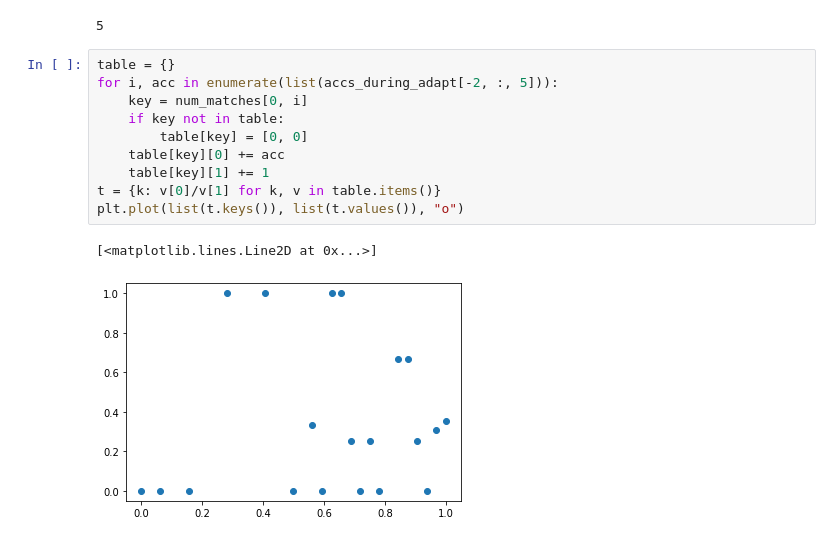
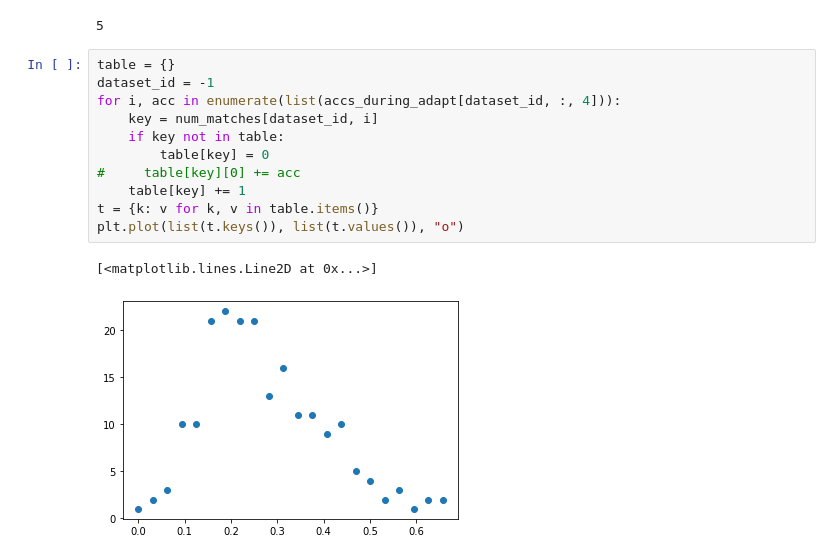
Before and after one commit to leo-liuzy/Leo-s-Reimplement, a Jupyter notebook: print_examples.ipynb, the cells around one changed output. Saved outputs shown, nothing was run; the diff lists cells and outputs as text.

```diff
--- a/print_examples.ipynb
+++ b/print_examples.ipynb
@@ -131,14 +126,15 @@ len(num_matches)
 5
 # %%
 table = {}
-for i, acc in enumerate(list(accs_during_adapt[-2, :, 5])):
-    key = num_matches[0, i]
+dataset_id = -1
+for i, acc in enumerate(list(accs_during_adapt[dataset_id, :, 4])):
+    key = num_matches[dataset_id, i]
     if key not in table:
-        table[key] = [0, 0]
-    table[key][0] += acc
-    table[key][1] += 1
-t = {k: v[0]/v[1] for k, v in table.items()}
+        table[key] = 0
+#     table[key][0] += acc
+    table[key] += 1
+t = {k: v for k, v in table.items()}
 plt.plot(list(t.keys()), list(t.values()), "o")
 # %% [output]
 [<matplotlib.lines.Line2D at 0x...>]
-[figure, old version]
+[figure, new version]
```
Also changed, not shown: parts of 12 cells of this notebook.
